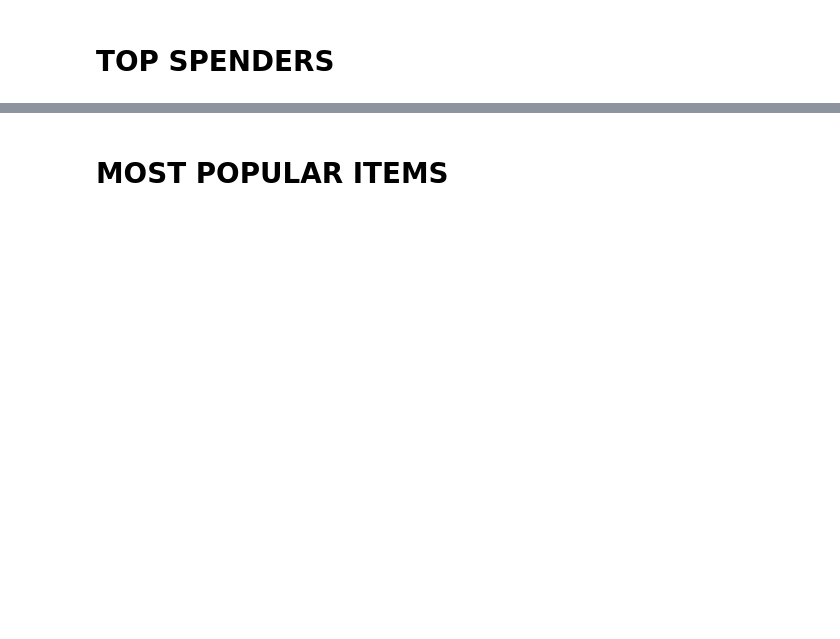
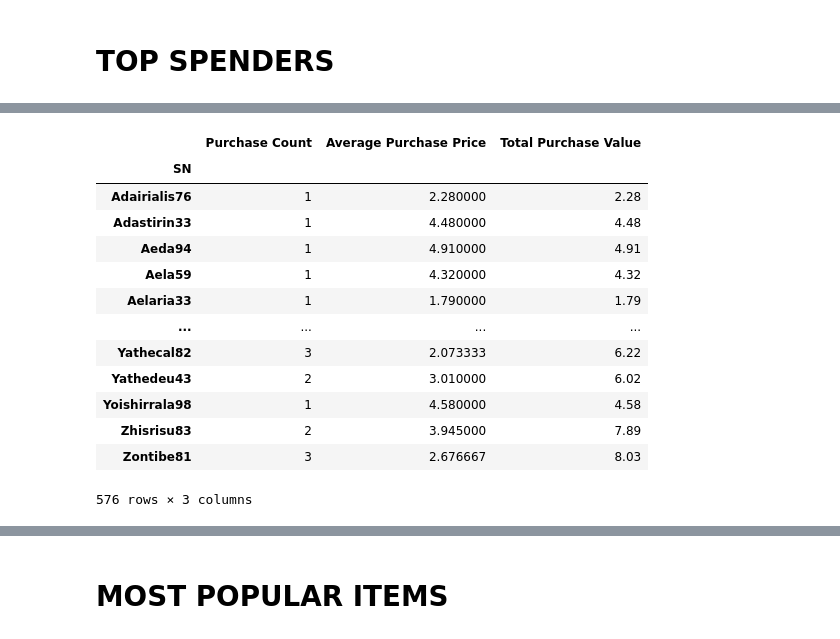
Before and after one commit to wpw1230/pandas-challenge, a Jupyter notebook: HeroesOfPymoli/hop_pandas.ipynb, the cells around one changed output, grey strips where cells are left out. Drawn from its saved outputs; the diff is of its cells as text; code cells hidden in the pictures; blank space fills up the shorter version.

```diff
--- a/HeroesOfPymoli/hop_pandas.ipynb
+++ b/HeroesOfPymoli/hop_pandas.ipynb
@@ -311,2 +498,10 @@ gender_analysis_df
 # %% [markdown]
 # TOP SPENDERS
+# %%
+# Create a GroupBy object based upon "SN"
+sn_group = purchase_data.groupby(['SN'])
+
+# Find how many rows (to identify number of purchases) fall into each bin
+pur_by_sn = pd.DataFrame(sn_group['SN'].count())
+
+pur_by_sn
@@ -312,0 +523,5 @@ gender_analysis_df
+# %%
+# Rename 2nd "SN" column to "Purchase Count"
+pur_by_sn2 = pur_by_sn.rename(columns = {'SN':'SN', 'SN':'Purchase Count'})
+
+pur_by_sn2
@@ -312,0 +543,23 @@ gender_analysis_df
+# %%
+# Calculate average purchase price per user
+pur_by_sn2['Average Purchase Price'] = sn_group['Price'].mean()
+
+# Calculate total purchase value per user
+pur_by_sn2['Total Purchase Value'] = sn_group['Price'].sum()
+
+pur_by_sn2
+# %% [output]
+|  | Purchase Count | Average Purchase Price | Total Purchase Value |
+| SN |  |  |  |
+| Adairialis76 | 1 | 2.280000 | 2.28 |
+| Adastirin33 | 1 | 4.480000 | 4.48 |
+| Aeda94 | 1 | 4.910000 | 4.91 |
+| Aela59 | 1 | 4.320000 | 4.32 |
+| Aelaria33 | 1 | 1.790000 | 1.79 |
+| ... | ... | ... | ... |
+| Yathecal82 | 3 | 2.073333 | 6.22 |
+| Yathedeu43 | 2 | 3.010000 | 6.02 |
+| Yoishirrala98 | 1 | 4.580000 | 4.58 |
+| Zhisrisu83 | 2 | 3.945000 | 7.89 |
+| Zontibe81 | 3 | 2.676667 | 8.03 |
+576 rows × 3 columns
```
Also changed, not shown: parts of 24 cells of this notebook.
